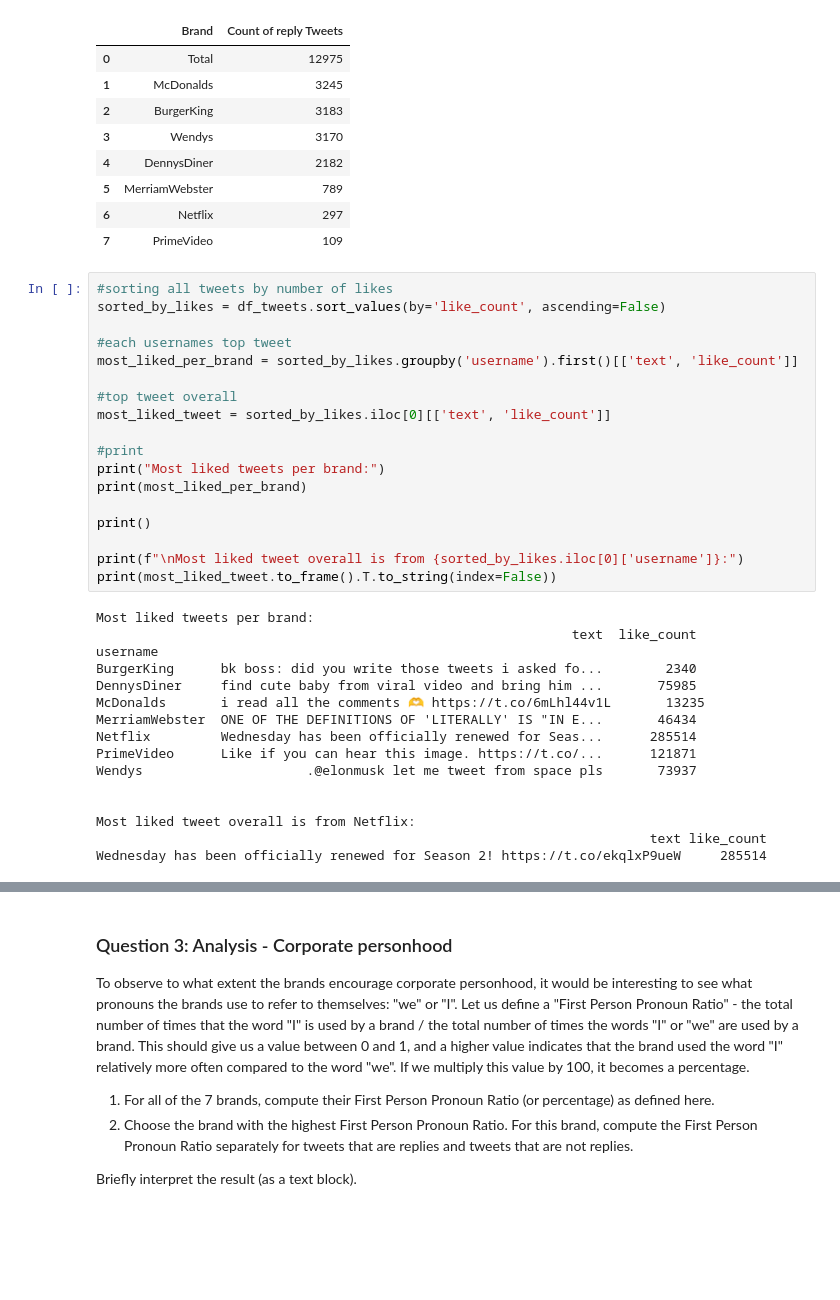
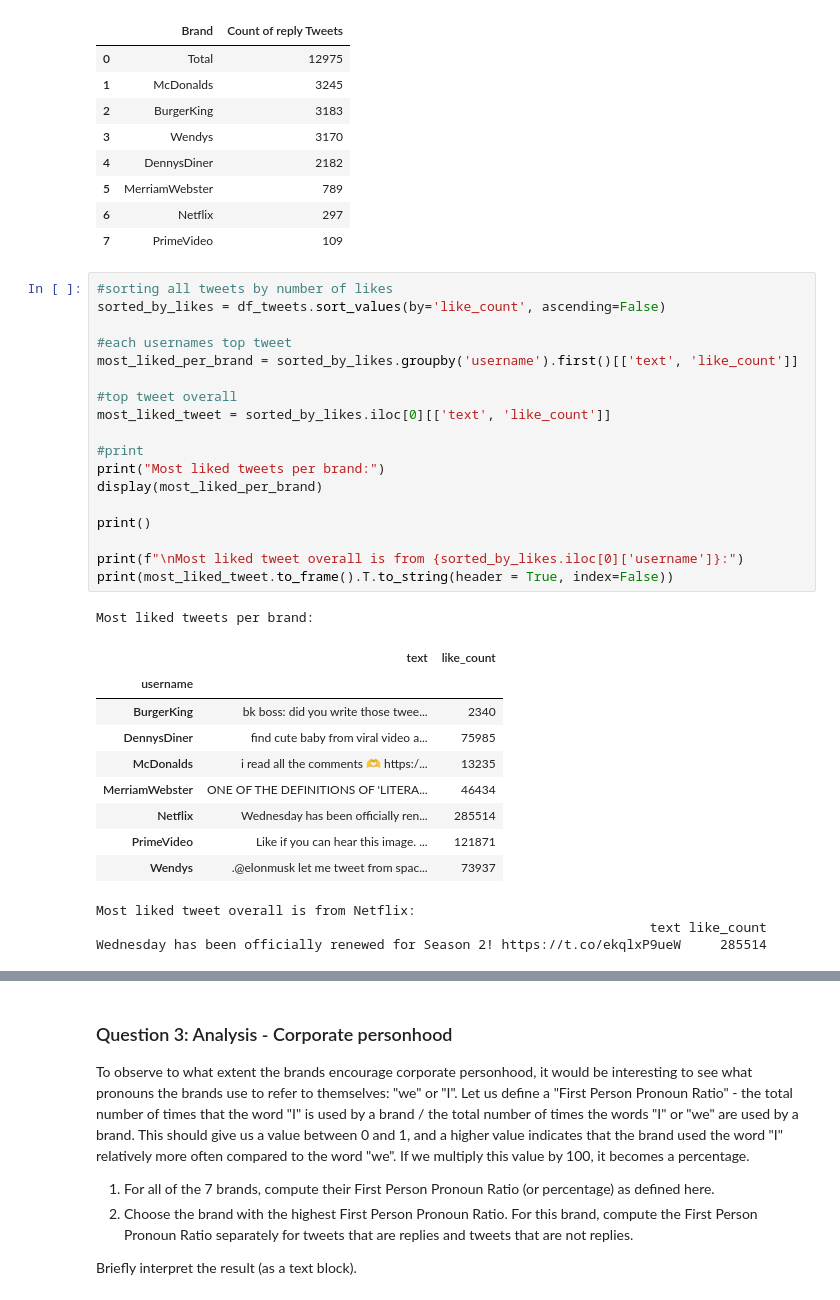
Before and after one commit to LeonardLehman/2023-coding-the-humanities, a Jupyter notebook: notebooks/CtH-final/Exam_CtH_2023.ipynb, the cells around one changed output, grey strips where cells are left out. Cells and saved outputs as stored; diff of their text form; blank space fills up the shorter version.

```diff
--- a/notebooks/CtH-final/Exam_CtH_2023.ipynb
+++ b/notebooks/CtH-final/Exam_CtH_2023.ipynb
@@ -145,37 +145,35 @@ display(df_reply_count)
 # %%
 #sorting all tweets by number of likes
 sorted_by_likes = df_tweets.sort_values(by='like_count', ascending=False)
 
 #each usernames top tweet
 most_liked_per_brand = sorted_by_likes.groupby('username').first()[['text', 'like_count']]
 
 #top tweet overall
 most_liked_tweet = sorted_by_likes.iloc[0][['text', 'like_count']]
 
 #print
 print("Most liked tweets per brand:")
-print(most_liked_per_brand)
+display(most_liked_per_brand)
 
 print()
 
 print(f"\nMost liked tweet overall is from {sorted_by_likes.iloc[0]['username']}:")
-print(most_liked_tweet.to_frame().T.to_string(index=False))
+print(most_liked_tweet.to_frame().T.to_string(header = True, index=False))
 # %% [output]
 Most liked tweets per brand:
-                                                             text  like_count
-username
-BurgerKing      bk boss: did you write those tweets i asked fo...        2340
-DennysDiner     find cute baby from viral video and bring him ...       75985
-McDonalds       i read all the comments 🫶 https://t.co/6mLhl44v1L       13235
-MerriamWebster  ONE OF THE DEFINITIONS OF 'LITERALLY' IS "IN E...       46434
-Netflix         Wednesday has been officially renewed for Seas...      285514
-PrimeVideo      Like if you can hear this image. https://t.co/...      121871
-Wendys                     .@elonmusk let me tweet from space pls       73937
-
-
-Most liked tweet overall is from Netflix:
-                                                                       text like_count
-Wednesday has been officially renewed for Season 2! https://t.co/ekqlxP9ueW     285514
+|  | text | like_count |
+| username |  |  |
+| BurgerKing | bk boss: did you write those twee... | 2340 |
+| DennysDiner | find cute baby from viral video a... | 75985 |
+| McDonalds | i read all the comments 🫶 https:/... | 13235 |
+| MerriamWebster | ONE OF THE DEFINITIONS OF 'LITERA... | 46434 |
+| Netflix | Wednesday has been officially ren... | 285514 |
+| PrimeVideo | Like if you can hear this image. ... | 121871 |
+| Wendys | .@elonmusk let me tweet from spac... | 73937 |
+Most liked tweet overall is from Netflix:
+                                                                       text like_count
+Wednesday has been officially renewed for Season 2! https://t.co/ekqlxP9ueW     285514
 # %%
 import re
 
```
Also changed, not shown: parts of 2 cells of this notebook.
